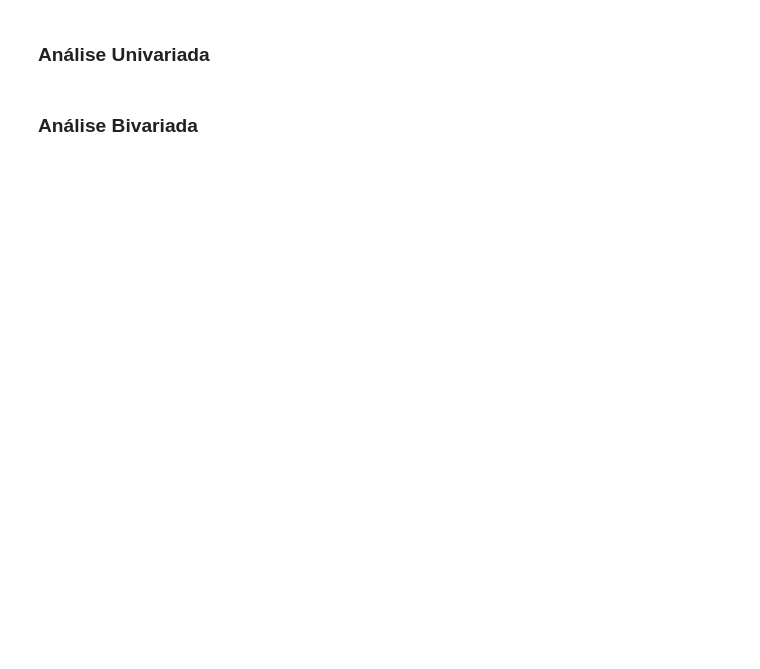
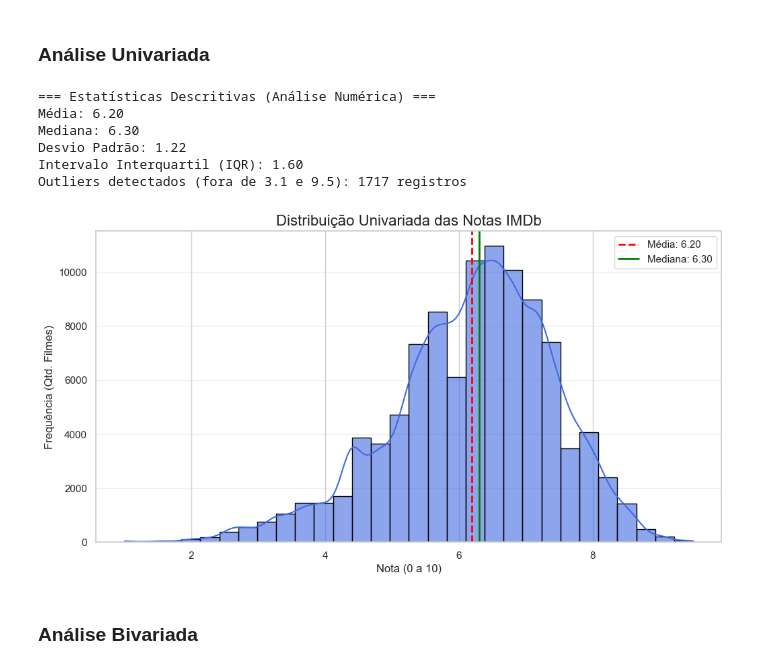
Before and after one commit to Danilus04/TrabalhoFinalCienciaDeDados, a Jupyter notebook: Etapa 3/notebook.ipynb, the cells around one changed output. Drawn from its saved outputs; the diff is of its cells as text; code cells hidden in the pictures; blank space fills up the shorter version.

```diff
--- a/Etapa 3/notebook.ipynb
+++ b/Etapa 3/notebook.ipynb
@@ -486,2 +947,70 @@ plt.show()
+# %%
+# --- Configuração de Caminhos ---
+imdb_data_dir = '../data'
+output_csv_file = os.path.join(imdb_data_dir, 'filmes_series_imdb.csv')
+
+# 1. Carrega o DataFrame (com verificação de segurança)
+if not os.path.exists(output_csv_file):
+    print(f"❌ Erro: Arquivo não encontrado em {output_csv_file}")
+else:
+    df = pd.read_csv(output_csv_file)
+    # Limpeza preventiva
+    df = df.loc[:, ~df.columns.str.contains('^Unnamed')]
+
+    # --- ANÁLISE UNIVARIADA: NOTA IMDB (A variável mais importante) ---
+    # Esta variável responde diretamente às perguntas sobre qualidade do conteúdo
+
+    # 2. Cálculos Estatísticos (Tendência Central e Dispersão)
+    # Isso cobre o requisito "medidas de tendência central e dispersão"
+    coluna_alvo = 'imdb_rating_concatenada'
+    stats = df[coluna_alvo].describe()
+
+    media = stats['mean']
+    mediana = stats['50%']
+    desvio_padrao = stats['std']
+
+    # Identificação de Outliers (Valores Atípicos) via IQR
+    Q1 = stats['25%']
+    Q3 = stats['75%']
+    IQR = Q3 - Q1
+    limite_inferior = Q1 - 1.5 * IQR
+    limite_superior = Q3 + 1.5 * IQR
+
+    outliers_count = df[(df[coluna_alvo] < limite_inferior) | (df[coluna_alvo] > limite_superior)].shape[0]
+
+    print("=== Estatísticas Descritivas (Análise Numérica) ===")
+    print(f"Média: {media:.2f}")
+    print(f"Mediana: {mediana:.2f}")
+    print(f"Desvio Padrão: {desvio_padrao:.2f}")
+    print(f"Intervalo Interquartil (IQR): {IQR:.2f}")
+    print(f"Outliers detectados (fora de {limite_inferior:.1f} e {limite_superior:.1f}): {outliers_count} registros")
+
+    # 3. Geração do Gráfico Único (Distribuição e Padrões)
+    plt.figure(figsize=(12, 6))
+
+    # Histograma com KDE (Linha de densidade suave)
+    sns.histplot(data=df, x=coluna_alvo, kde=True, bins=30, color='royalblue', edgecolor='black', alpha=0.6)
+
+    # Adicionando linhas de referência (Tendência Central)
+    plt.axvline(media, color='red', linestyle='--', linewidth=2, label=f'Média: {media:.2f}')
+    plt.axvline(mediana, color='green', linestyle='-', linewidth=2, label=f'Mediana: {mediana:.2f}')
+
+    # Customização
+    plt.title('Distribuição Univariada das Notas IMDb', fontsize=16)
+    plt.xlabel('Nota (0 a 10)', fontsize=12)
+    plt.ylabel('Frequência (Qtd. Filmes)', fontsize=12)
+    plt.legend()
+    plt.grid(axis='y', alpha=0.3)
+
+    # Exibe o gráfico na saída (sem salvar arquivo)
+    plt.show()
+# %% [output]
+=== Estatísticas Descritivas (Análise Numérica) ===
+Média: 6.20
+Mediana: 6.30
+Desvio Padrão: 1.22
+Intervalo Interquartil (IQR): 1.60
+Outliers detectados (fora de 3.1 e 9.5): 1717 registros
+[figure, added]
 # %% [markdown]
 ### Análise Bivariada
```
Also changed, not shown: parts of 41 cells of this notebook, 2 other files.
